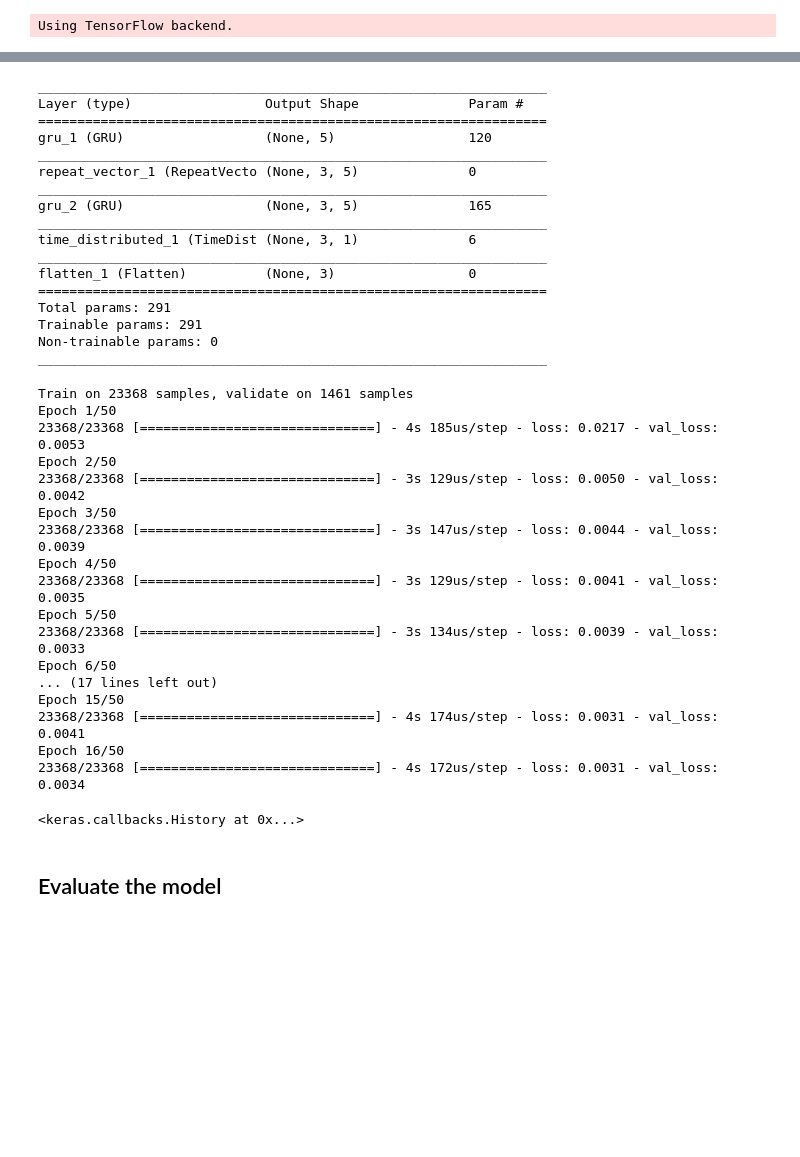
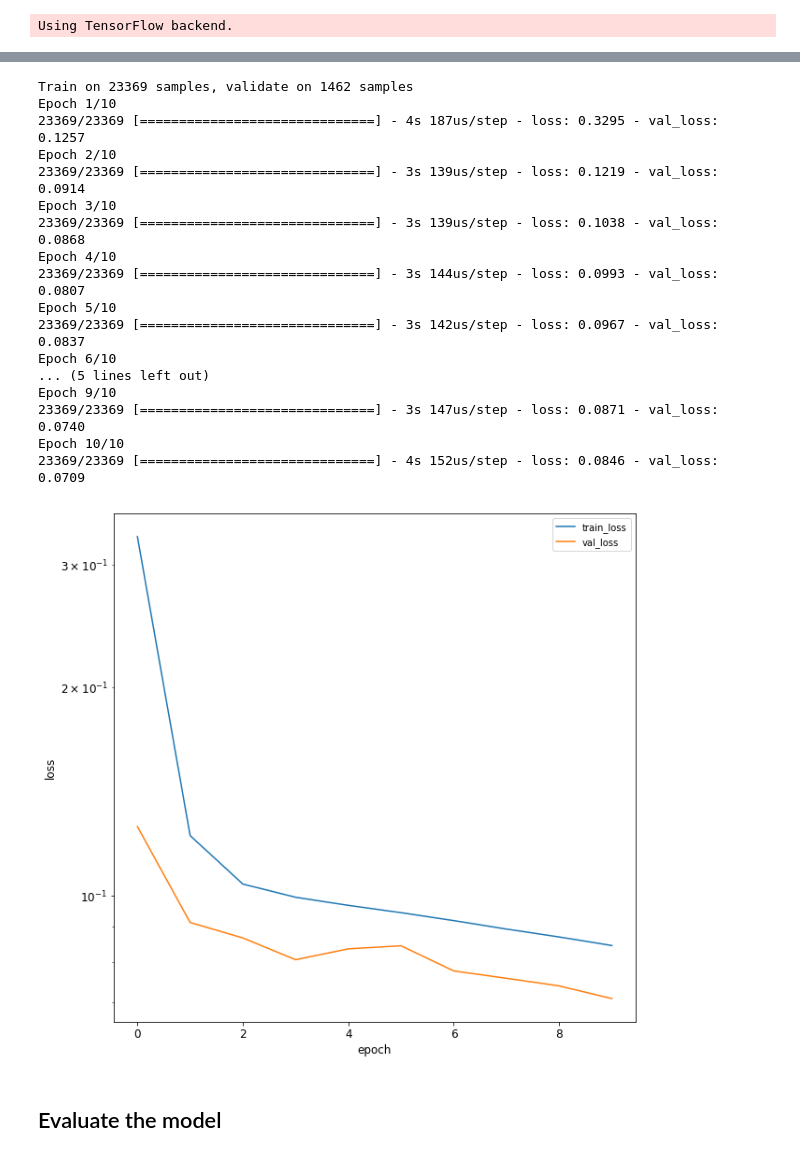
Before and after one commit to Azure/DeepLearningForTimeSeriesForecasting, a Jupyter notebook: 3_RNN_encoder_decoder.ipynb, the cells around one changed output, grey strips where cells are left out. Drawn from its saved outputs; the diff is of its cells as text; code cells hidden in the pictures; blank space fills up the shorter version.

```diff
--- a/3_RNN_encoder_decoder.ipynb
+++ b/3_RNN_encoder_decoder.ipynb
@@ -123,52 +142,41 @@ model.compile(optimizer='RMSprop', loss='mse')
-# %%
-model.summary()
-# %% [output]
-_________________________________________________________________
-Layer (type)                 Output Shape              Param #
-=================================================================
-gru_1 (GRU)                  (None, 5)                 120
-_________________________________________________________________
-repeat_vector_1 (RepeatVecto (None, 3, 5)              0
-_________________________________________________________________
-gru_2 (GRU)                  (None, 3, 5)              165
-_________________________________________________________________
-time_distributed_1 (TimeDist (None, 3, 1)              6
-_________________________________________________________________
-flatten_1 (Flatten)          (None, 3)                 0
-=================================================================
-Total params: 291
-Trainable params: 291
-Non-trainable params: 0
-_________________________________________________________________
 # %%
 earlystop = EarlyStopping(monitor='val_loss', min_delta=0, patience=5)
 # %%
-model.fit(train_inputs['X'],
-          train_inputs['target'],
-          batch_size=BATCH_SIZE,
-          epochs=EPOCHS,
-          validation_data=(valid_inputs['X'], valid_inputs['target']),
-          callbacks=[earlystop],
-          verbose=1)
+history = model.fit(
+    train_inputs['X'],
+    train_inputs['target'],
+    batch_size=BATCH_SIZE,
+    epochs=EPOCHS,
+    validation_data=(valid_inputs['X'],
+                     valid_inputs['target']),
+    callbacks=[earlystop],
+    verbose=1)
 # %% [output]
-Train on 23368 samples, validate on 1461 samples
-Epoch 1/50
-23368/23368 [==============================] - 4s 185us/step - loss: 0.0217 - val_loss: 0.0053
-Epoch 2/50
-23368/23368 [==============================] - 3s 129us/step - loss: 0.0050 - val_loss: 0.0042
-Epoch 3/50
-23368/23368 [==============================] - 3s 147us/step - loss: 0.0044 - val_loss: 0.0039
-Epoch 4/50
-23368/23368 [==============================] - 3s 129us/step - loss: 0.0041 - val_loss: 0.0035
-Epoch 5/50
-23368/23368 [==============================] - 3s 134us/step - loss: 0.0039 - val_loss: 0.0033
-Epoch 6/50
-... (17 lines left out)
-Epoch 15/50
-23368/23368 [==============================] - 4s 174us/step - loss: 0.0031 - val_loss: 0.0041
-Epoch 16/50
-23368/23368 [==============================] - 4s 172us/step - loss: 0.0031 - val_loss: 0.0034
+Train on 23369 samples, validate on 1462 samples
+Epoch 1/10
+23369/23369 [==============================] - 4s 187us/step - loss: 0.3295 - val_loss: 0.1257
+Epoch 2/10
+23369/23369 [==============================] - 3s 139us/step - loss: 0.1219 - val_loss: 0.0914
+Epoch 3/10
+23369/23369 [==============================] - 3s 139us/step - loss: 0.1038 - val_loss: 0.0868
+Epoch 4/10
+23369/23369 [==============================] - 3s 144us/step - loss: 0.0993 - val_loss: 0.0807
+Epoch 5/10
+23369/23369 [==============================] - 3s 142us/step - loss: 0.0967 - val_loss: 0.0837
+Epoch 6/10
+... (5 lines left out)
+Epoch 9/10
+23369/23369 [==============================] - 3s 147us/step - loss: 0.0871 - val_loss: 0.0740
+Epoch 10/10
+23369/23369 [==============================] - 4s 152us/step - loss: 0.0846 - val_loss: 0.0709
-<keras.callbacks.History at 0x...>
+# %%
+plot_df = pd.DataFrame.from_dict({'train_loss':history.history['loss'], 'val_loss':history.history['val_loss']})
+plot_df.plot(logy=True, figsize=(10,10), fontsize=12)
+plt.xlabel('epoch', fontsize=12)
+plt.ylabel('loss', fontsize=12)
+plt.show()
+# %% [output]
+[figure, added]
 # %% [markdown]
 ## Evaluate the model
 # %%
```
Also changed, not shown: parts of 22 cells of this notebook.
